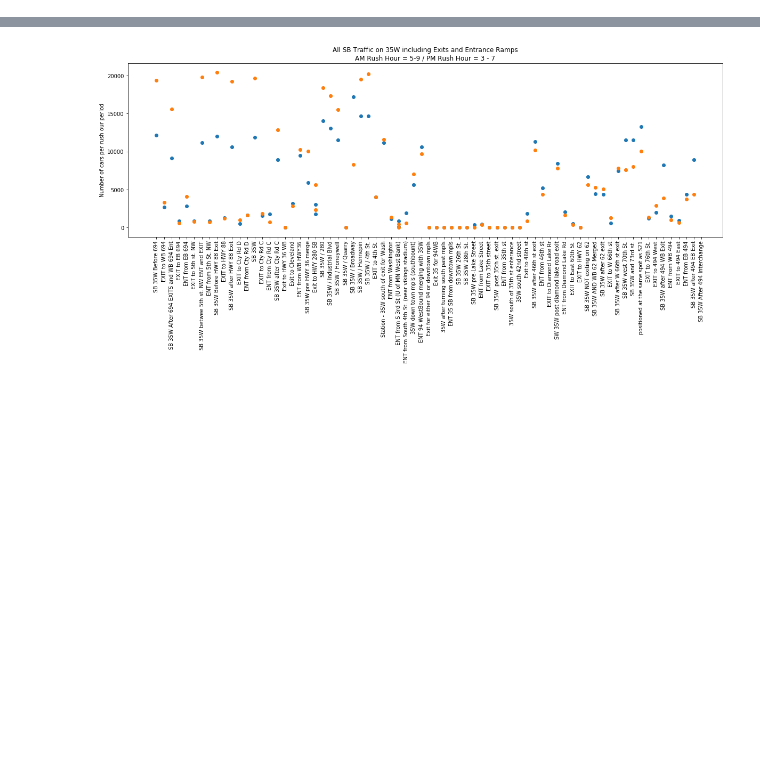
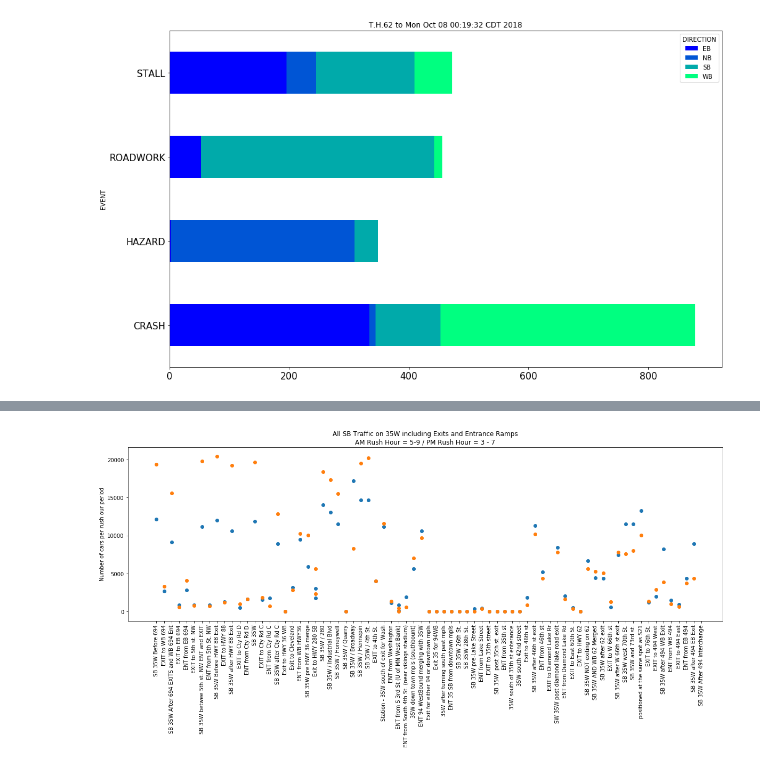
Before and after one commit to Dkreitzer/Team_streprogen_Project1, a Jupyter notebook: Working_On_Final_Version.ipynb, the cells around one changed output, grey strips where cells are left out. Saved outputs shown, nothing was run; the diff lists cells and outputs as text; code cells hidden in the pictures; blank space fills up the shorter version.

```diff
--- a/dk_testing_SB35W.ipynb
+++ b/Working_On_Final_Version.ipynb
@@ -16,0 +153,6 @@ def display_side_by_side(*args):
+# %%
+flights_by_carrier = Crash_Data_df.pivot_table(index='EVENT', columns='DIRECTION', values='DAY', aggfunc='count')
+flights_by_carrier.plot(kind='barh', stacked=True, title=(f'{d_min} to {d_max}'),fontsize=15, figsize=[16,10], colormap='winter')
+plt.savefig("Images/Crash_Hazards_Stalls_by_Direction_Count.png")
+# %% [output]
+[figure, added]
```
Also changed, not shown: parts of 29 cells of this notebook, 15 other files.
